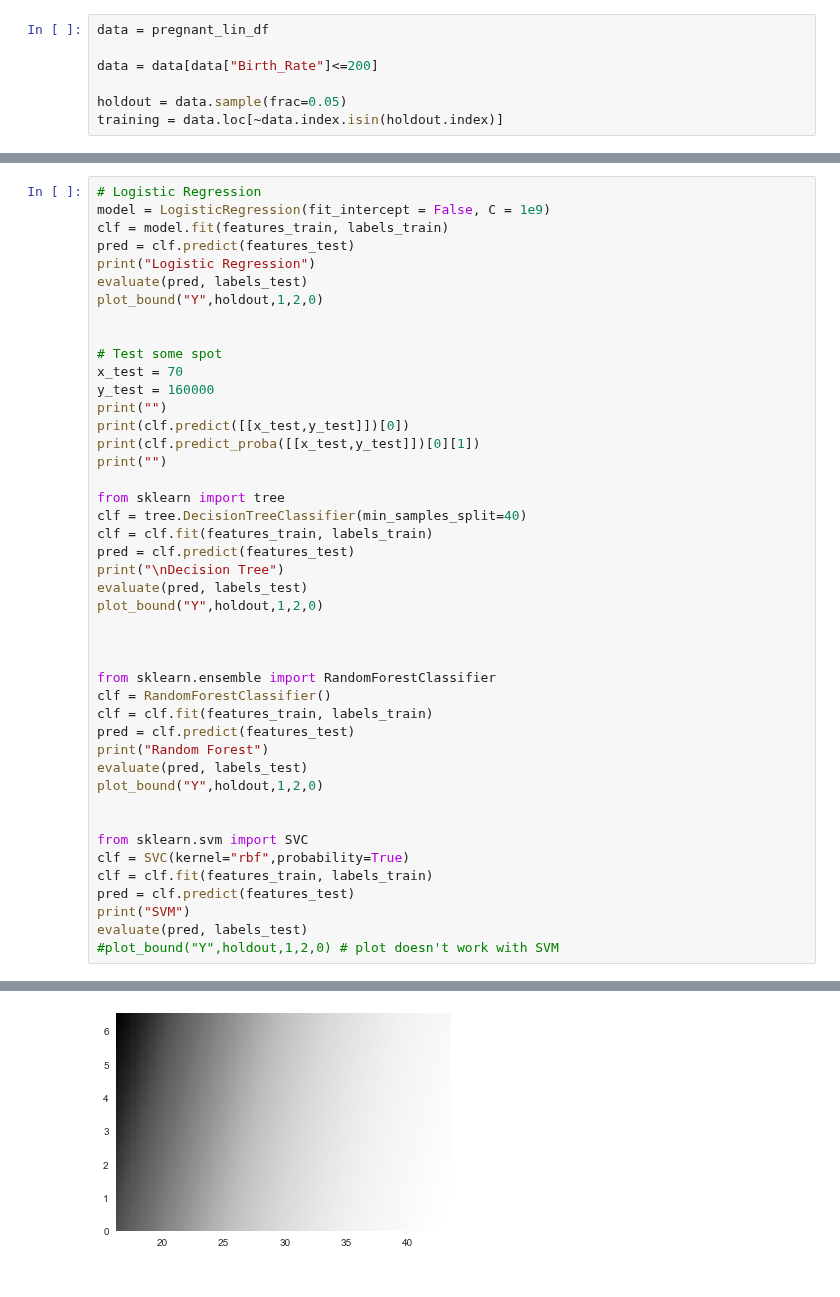
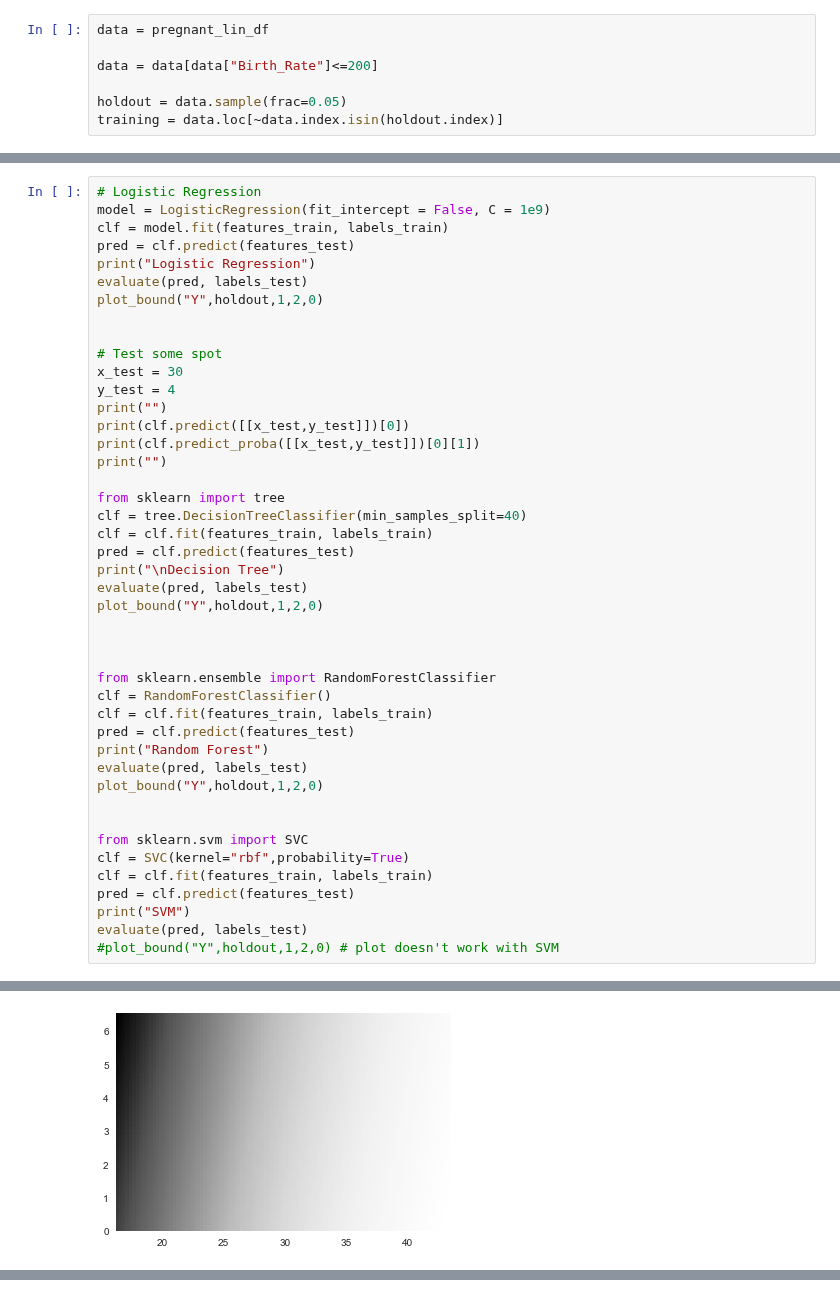
Before and after one commit to colarusso/codingthelaw, a Jupyter notebook: Fall_2017/work/lchen26/p3/code_sample_1.ipynb, the cells around one changed output, grey strips where cells are left out. Cells and saved outputs as stored; diff of their text form.

```diff
--- a/Fall_2017/work/lchen26/p3/code_sample_1.ipynb
+++ b/Fall_2017/work/lchen26/p3/code_sample_1.ipynb
@@ -311,8 +336,8 @@ plot_bound("Y",holdout,1,2,0)
 
 
 # Test some spot
-x_test = 70
-y_test = 160000
+x_test = 30
+y_test = 4
 print("")
 print(clf.predict([[x_test,y_test]])[0])
 print(clf.predict_proba([[x_test,y_test]])[0][1])
@@ -354,0 +383 @@ True Positives: 0
+[figure]
@@ -358 +397,0 @@ F1 Score: nan
-[figure]
```
Also changed, not shown: parts of 15 cells of this notebook.
